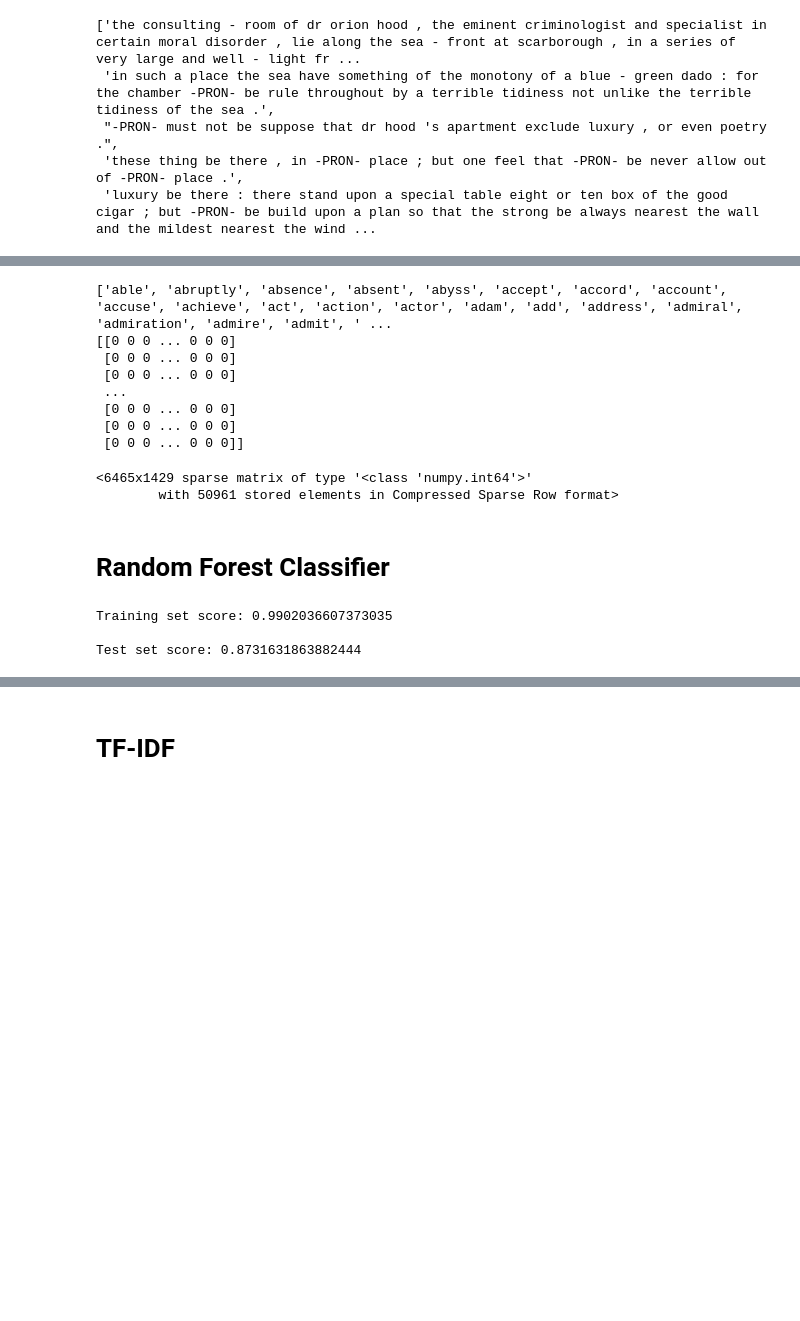
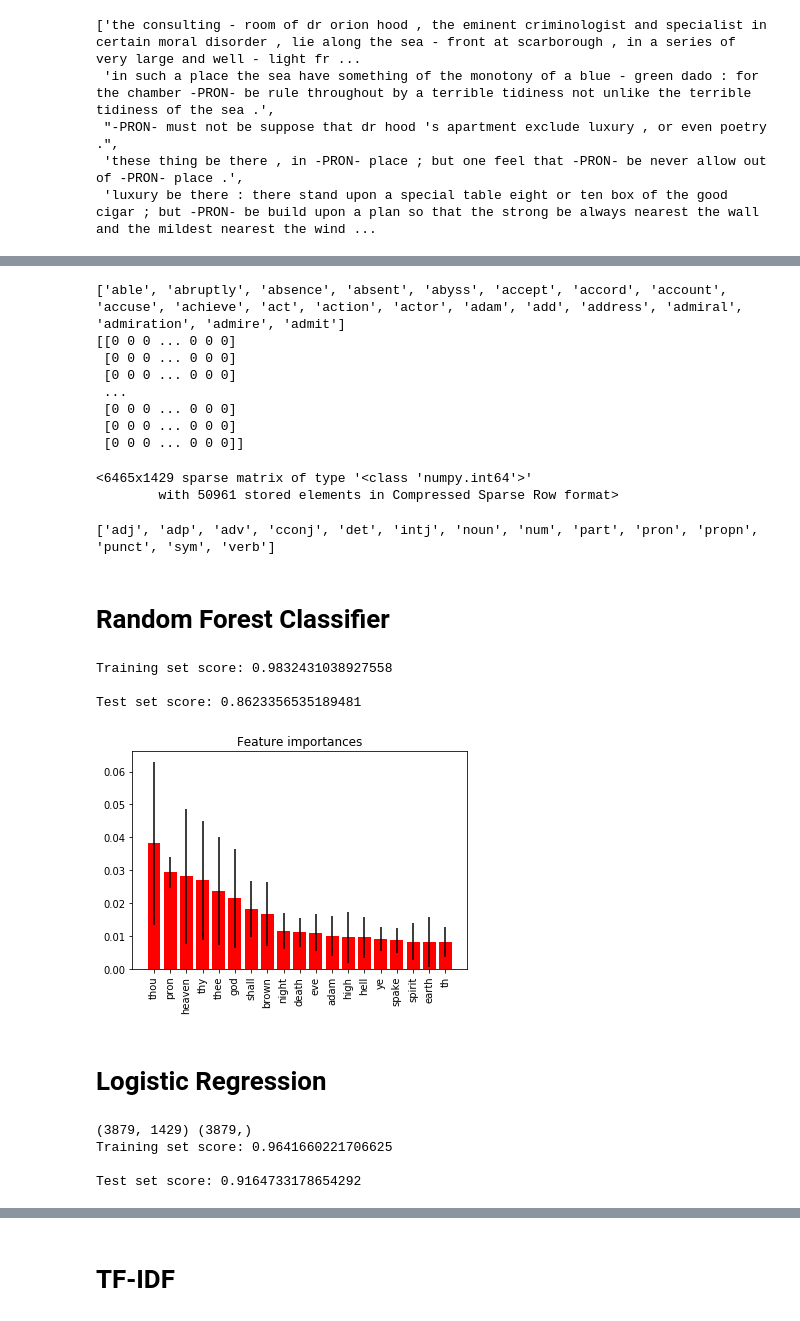
Before and after one commit to cbevis/U4_L4_NLP, a Jupyter notebook: U4_L4_P5_NLP_model.ipynb, the cells around one changed output, grey strips where cells are left out. Drawn from its saved outputs; the diff is of its cells as text; code cells hidden in the pictures; blank space fills up the shorter version.

```diff
--- a/U4_L4_P5_NLP_model.ipynb
+++ b/U4_L4_P5_NLP_model.ipynb
@@ -141,10 +86,10 @@ sentences['words'] = sentences['text_sentences'].apply(sentence_words)
 # %%
 vectorizer = CountVectorizer(max_features=2000, min_df=10, stop_words=STOP_WORDS)
 X = vectorizer.fit_transform(both_sents)
-print(vectorizer.get_feature_names())
+print(vectorizer.get_feature_names()[0:20])
 print(X.toarray())
 # %% [output]
-['able', 'abruptly', 'absence', 'absent', 'abyss', 'accept', 'accord', 'account', 'accuse', 'achieve', 'act', 'action', 'actor', 'adam', 'add', 'address', 'admiral', 'admiration', 'admire', 'admit', ' ...
+['able', 'abruptly', 'absence', 'absent', 'abyss', 'accept', 'accord', 'account', 'accuse', 'achieve', 'act', 'action', 'actor', 'adam', 'add', 'address', 'admiral', 'admiration', 'admire', 'admit']
 [[0 0 0 ... 0 0 0]
  [0 0 0 ... 0 0 0]
  [0 0 0 ... 0 0 0]
@@ -157,12 +102,17 @@ X
 # %% [output]
 <6465x1429 sparse matrix of type '<class 'numpy.int64'>'
         with 50961 stored elements in Compressed Sparse Row format>
+# %%
+vectorizer_pos = CountVectorizer(max_features=200)
+X_pos = vectorizer_pos.fit_transform(both_pos)
+print(vectorizer_pos.get_feature_names())
+# %% [output]
+['adj', 'adp', 'adv', 'cconj', 'det', 'intj', 'noun', 'num', 'part', 'pron', 'propn', 'punct', 'sym', 'verb']
 # %% [markdown]
 # Random Forest Classifier
 # %%
 rfc = RandomForestClassifier(n_estimators=10)
 Y = sentences['author']
-X_array = X.toarray()
 
 X_train, X_test, y_train, y_test = train_test_split(X,
                                                     Y,
@@ -174,6 +124,35 @@ train = rfc.fit(X_train, y_train)
 print('Training set score:', rfc.score(X_train, y_train))
 print('\nTest set score:', rfc.score(X_test, y_test))
 # %% [output]
-Training set score: 0.9902036607373035
+Training set score: 0.9832431038927558
 
-Test set score: 0.8731631863882444
+Test set score: 0.8623356535189481
+# %%
+importances = rfc.feature_importances_
+std = np.std([tree.feature_importances_ for tree in rfc.estimators_],
+             axis=0)
+indices = np.argsort(importances)[:-20:-1]
+
+
+# Plot the feature importances of the forest
+plt.figure()
+plt.title("Feature importances")
+plt.bar(range(len(indices)), importances[indices], color="r", yerr=std[indices], align="center")
+plt.xticks(range(len(indices)), np.array(vectorizer.get_feature_names())[indices],
+          rotation='vertical')
+plt.show()
+# %% [output]
+[figure, added]
+# %% [markdown]
+# Logistic Regression
+# %%
+lr = LogisticRegression(solver='liblinear')
+train = lr.fit(X_train, y_train)
+print(X_train.shape, y_train.shape)
+print('Training set score:', lr.score(X_train, y_train))
+print('\nTest set score:', lr.score(X_test, y_test))
+# %% [output]
+(3879, 1429) (3879,)
+Training set score: 0.9641660221706625
+
+Test set score: 0.9164733178654292
```
Also changed, not shown: parts of 29 cells of this notebook, 1 other file.
